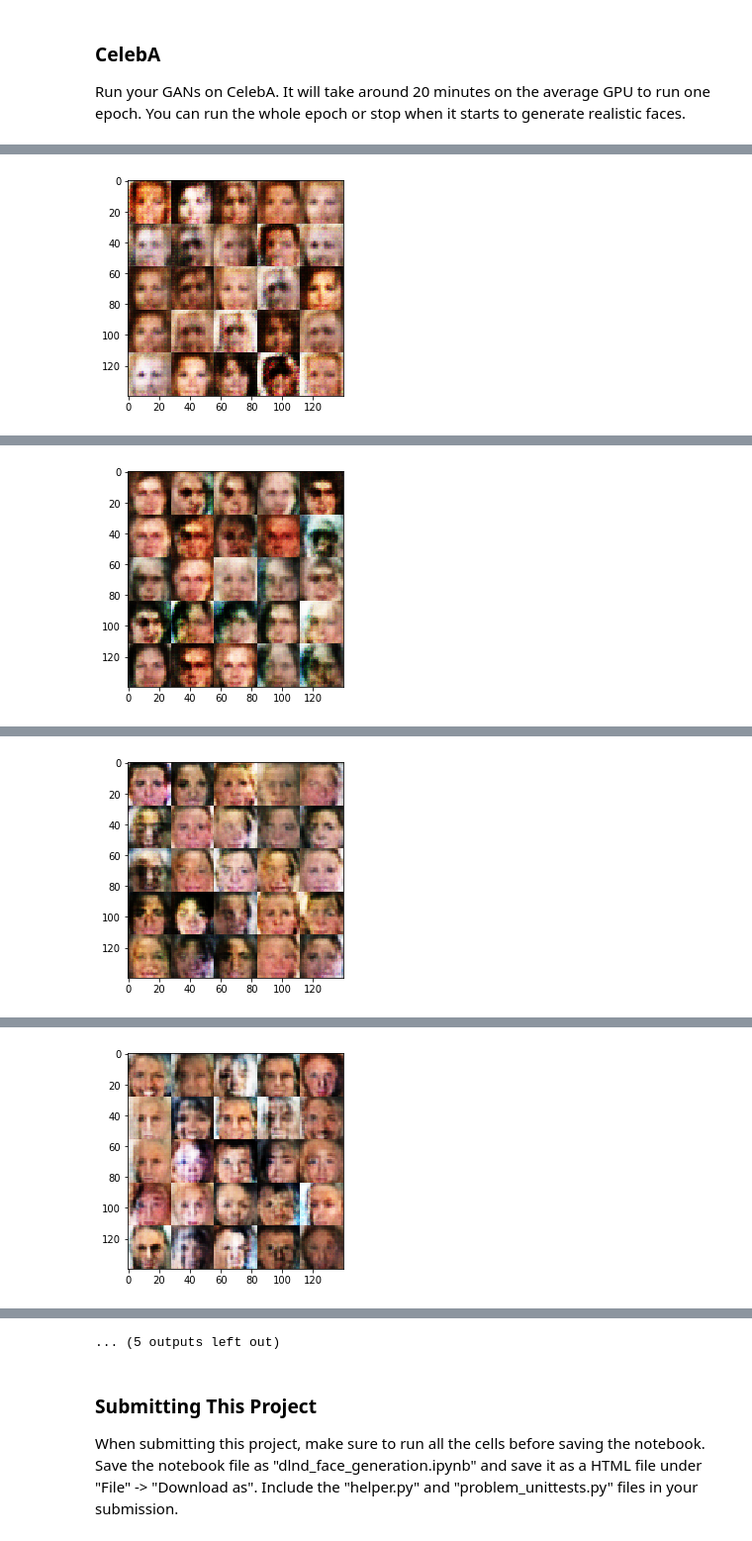
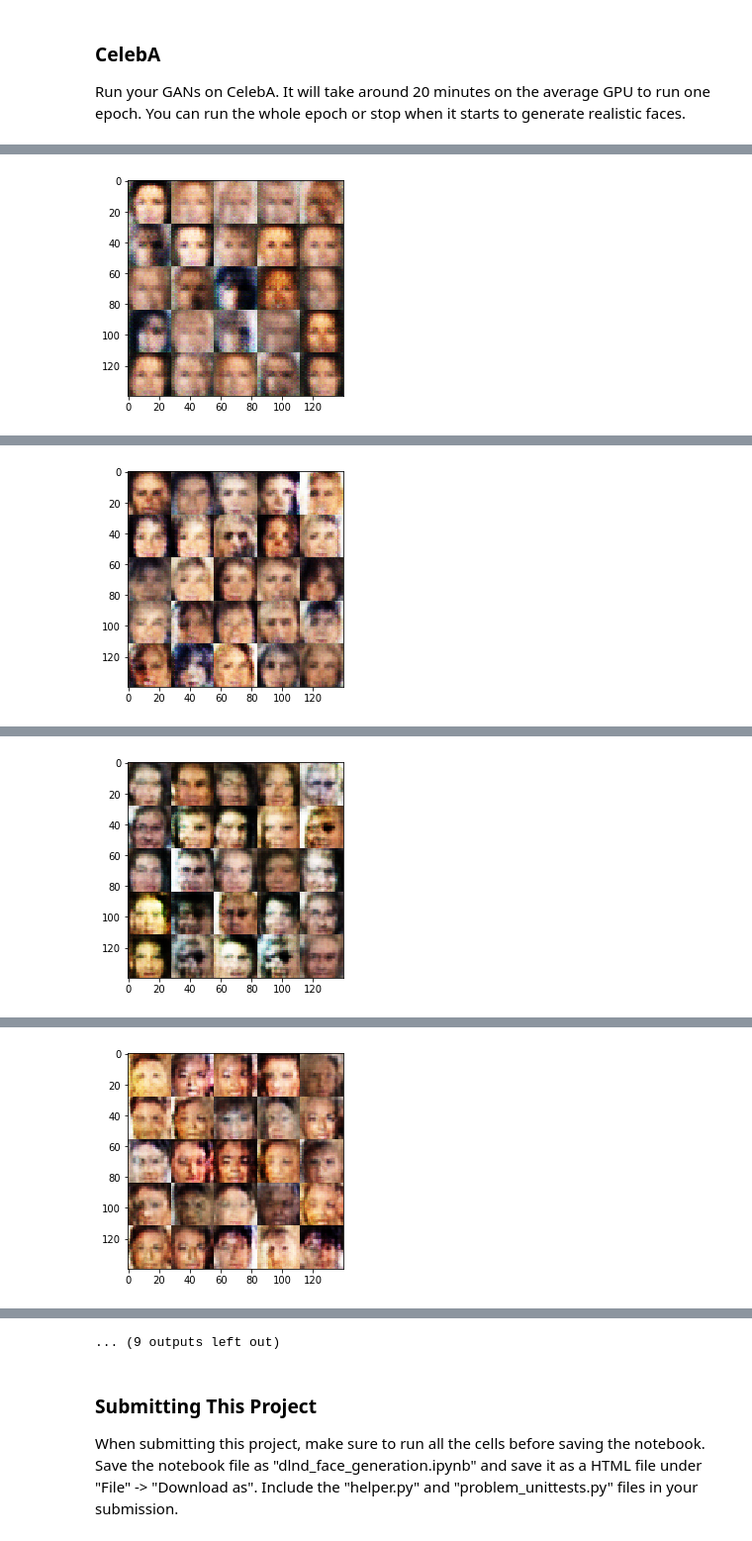
Before and after one commit to ohnozzy/deep-learning, a Jupyter notebook: face_generation/dlnd_face_generation.ipynb, the cells around one changed output, grey strips where cells are left out. Shown at 99% size. Drawn from its saved outputs; the diff is of its cells as text; code cells hidden in the pictures.

```diff
--- a/face_generation/dlnd_face_generation.ipynb
+++ b/face_generation/dlnd_face_generation.ipynb
@@ -144,14 +144,14 @@ def discriminator(images, reuse=False, alpha=0.2):
     # TODO: Implement Function
     with tf.variable_scope('discriminator', reuse=reuse):
         # Input layer is 32x32x3
-        x1 = tf.layers.conv2d(images, 64, 5, strides=2, padding='same')
+        x1 = tf.layers.conv2d(images, 50, 5, strides=2, padding='same')
         relu1 = tf.maximum(alpha * x1, x1)
 
-        x2 = tf.layers.conv2d(relu1, 128, 5, strides=2, padding='same')
+        x2 = tf.layers.conv2d(relu1, 100, 5, strides=2, padding='same')
         bn2 = tf.layers.batch_normalization(x2, training=True)
         relu2 = tf.maximum(alpha * bn2, bn2)
 
-        x3 = tf.layers.conv2d(relu2, 256, 5, strides=2, padding='same')
+        x3 = tf.layers.conv2d(relu2, 150, 5, strides=2, padding='same')
         bn3 = tf.layers.batch_normalization(x3, training=True)
         relu3 = tf.maximum(alpha * bn3, bn3)
 
@@ -186,21 +186,21 @@ def generator(z, out_channel_dim,  is_train=True, alpha=0.2, ):
         # First fully connected layer
         #7x7x256
 
-        x1_1 = tf.layers.dense(z, 2*2*64)
-        x1_2 = tf.reshape(x1_1, (-1, 2, 2, 64))
+        x1_1 = tf.layers.dense(z, 2*2*175)
+        x1_2 = tf.reshape(x1_1, (-1, 2, 2, 175))
         x1_3 = tf.layers.batch_normalization(x1_2, training=is_train)
         x1_4 = tf.maximum(alpha * x1_3, x1_3)
         #2x2
-        x2_1 = tf.layers.conv2d_transpose(x1_4, 256, 5, strides=2, padding='same')
+        x2_1 = tf.layers.conv2d_transpose(x1_4, 150, 3, strides=2, padding='same')
         x2_2 = tf.layers.batch_normalization(x2_1, training=is_train)
         x2_3 = tf.maximum(alpha * x2_2, x2_2)
         #4x4
-        x3_1 = tf.layers.conv2d_transpose(x2_3, 128, 4, strides=1, padding='valid')
+        x3_1 = tf.layers.conv2d_transpose(x2_3, 125, 4, strides=1, padding='valid')
         x3_2 = tf.layers.batch_normalization(x3_1, training=is_train)
         x3_3 = tf.maximum(alpha * x3_2, x3_2)
         #7x7
 
-        x4_1 = tf.layers.conv2d_transpose(x3_3, 64, 5, strides=2, padding='same')
+        x4_1 = tf.layers.conv2d_transpose(x3_3, 100, 5, strides=2, padding='same')
         x4_2 = tf.layers.batch_normalization(x4_1, training=is_train)
         x4_3 = tf.maximum(alpha * x4_2, x4_2)
         #14x14
@@ -418,8 +418,8 @@ Epoch 2/2... Discriminator Loss: 0.4389... Generator Loss: 1.5902
 ### CelebA
 Run your GANs on CelebA.  It will take around 20 minutes on the average GPU to run one epoch.  You can run the whole epoch or stop when it starts to generate realistic faces.
 # %%
-batch_size = 50
-z_dim = 10
+batch_size = 40
+z_dim = 12
 learning_rate = 0.0002
 beta1 = 0.5
 
@@ -439 +439 @@ Epoch 1/1... Discriminator Loss: 1.0061... Generator Loss: 2.3279
-[figure, old version]
+[figure, new version]
@@ -443 +443 @@ Epoch 1/1... Discriminator Loss: 0.8739... Generator Loss: 1.6623
-[figure, old version]
+[figure, new version]
@@ -446 +446 @@ Epoch 1/1... Discriminator Loss: 0.6229... Generator Loss: 1.6163
-[figure, old version]
+[figure, new version]
@@ -450 +450 @@ Epoch 1/1... Discriminator Loss: 0.9044... Generator Loss: 0.8892
-[figure, old version]
+[figure, new version]
@@ -458,4 +458,4 @@ Epoch 1/1... Discriminator Loss: 0.5318... Generator Loss: 1.5714
-... (5 outputs left out)
+... (9 outputs left out)
 # %% [markdown]
 ### Submitting This Project
 When submitting this project, make sure to run all the cells before saving the notebook. Save the notebook file as "dlnd_face_generation.ipynb" and save it as a HTML file under "File" -> "Download as". Include the "helper.py" and "problem_unittests.py" files in your submission.
```
Also changed, not shown: parts of 2 cells of this notebook.
